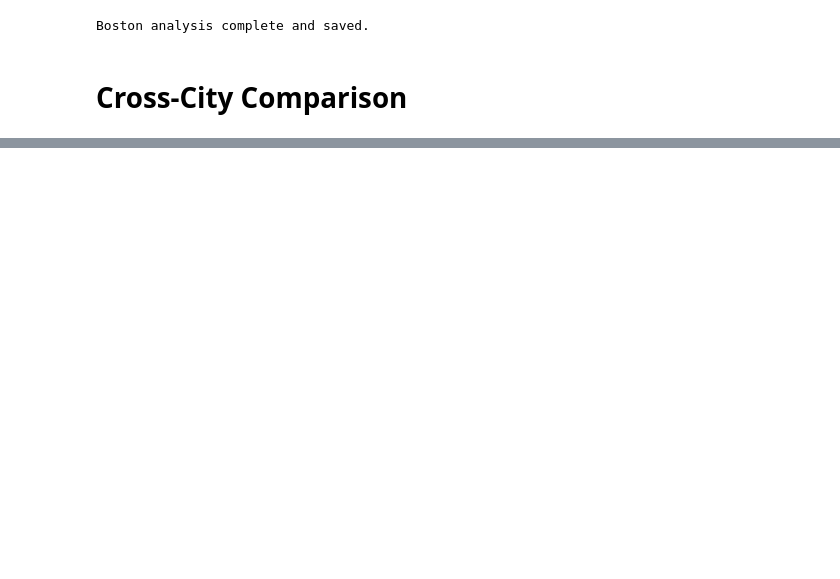
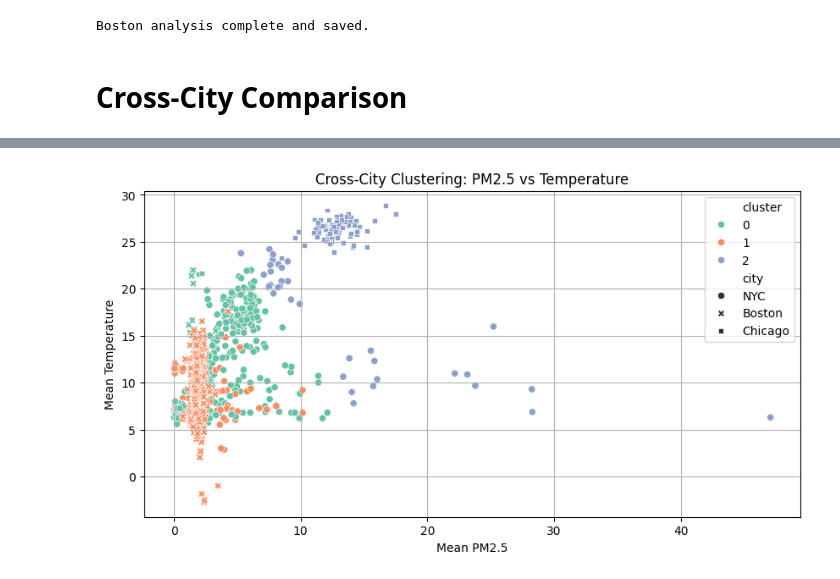
Before and after one commit to Dr-Isam-ALJAWARNEH/fds-project-airnav, a Jupyter notebook: NYC_Boston_Chicago_Project.ipynb, the cells around one changed output, grey strips where cells are left out. Cells and saved outputs as stored; diff of their text form; code cells hidden in the pictures; blank space fills up the shorter version.

```diff
--- a/NYC_Boston_Chicago_Project.ipynb
+++ b/NYC_Boston_Chicago_Project.ipynb
@@ -719,0 +702,31 @@ Boston analysis complete and saved.
+# %%
+# Final Comparison Clustering + Regression
+
+# Load aggregated H3-level data
+nyc_h3 = pd.read_csv("nyc_aggregated_h3.csv")
+boston_h3 = pd.read_csv("boston_aggregated_h3.csv")
+chicago_h3 = pd.read_csv("chicago_aggregated_h3.csv")
+
+# Combine all cities
+all_h3 = pd.concat([nyc_h3, boston_h3, chicago_h3], ignore_index=True)
+
+# Drop rows with missing data
+features = ["pm25_mean", "temp_mean", "humidity_mean"]
+X = all_h3[features].dropna().reset_index(drop=True)
+X_scaled = StandardScaler().fit_transform(X)
+
+# KMeans Clustering Across Cities
+kmeans_all = KMeans(n_clusters=3, random_state=42)
+all_h3_filtered = all_h3.dropna(subset=features).reset_index(drop=True)
+all_h3_filtered["cluster"] = kmeans_all.fit_predict(X_scaled)
+
+# Plot Clustering Across Cities
+plt.figure(figsize=(10, 5))
+sns.scatterplot(data=all_h3_filtered, x="pm25_mean", y="temp_mean", hue="cluster", style="city", palette="Set2")
+plt.title("Cross-City Clustering: PM2.5 vs Temperature")
+plt.xlabel("Mean PM2.5")
+plt.ylabel("Mean Temperature")
+plt.grid(True)
+plt.show()
+# %% [output]
+[figure, added]
```
Also changed, not shown: parts of 35 cells of this notebook.
